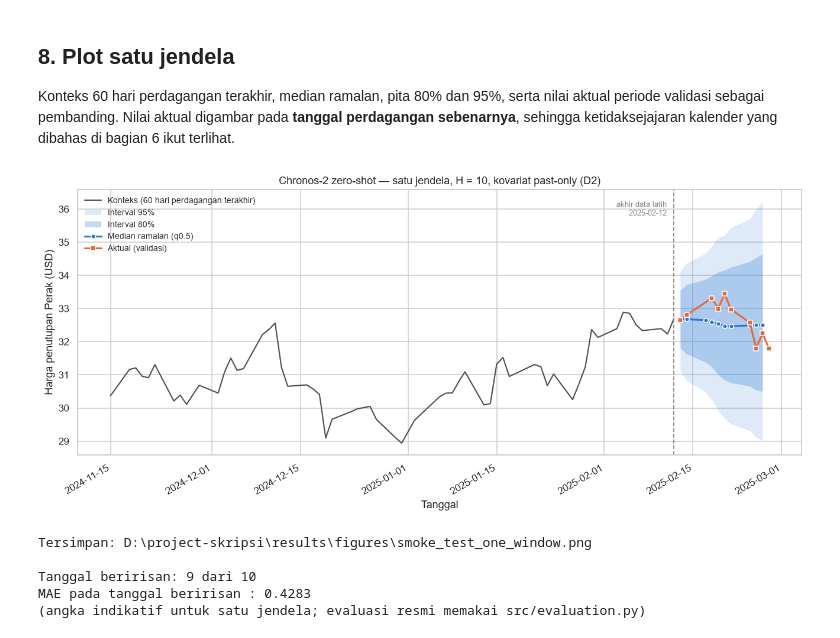
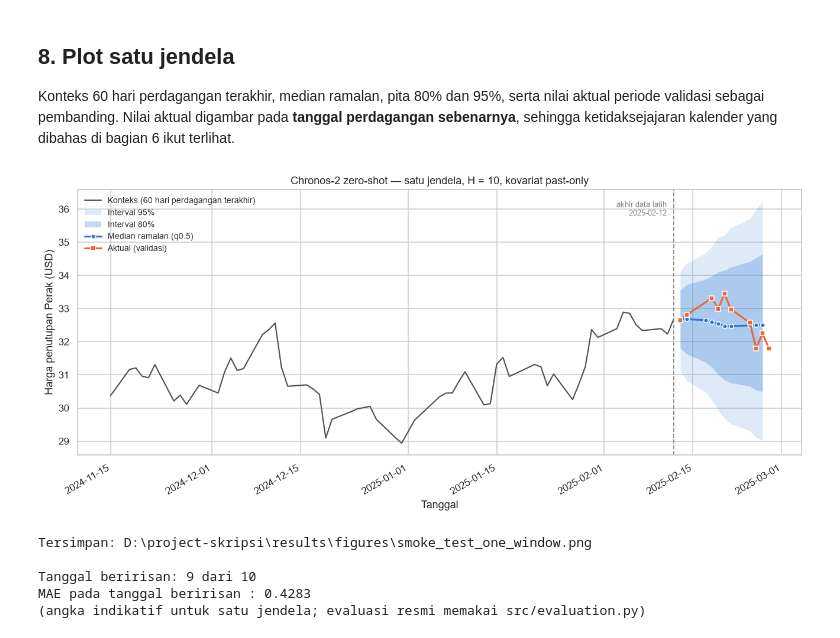
Before and after one commit to 625536r/skripsi-chronos2-perak, a Jupyter notebook: notebooks/03_chronos2_smoke_test.ipynb, the cells around one changed output. Saved outputs shown, nothing was run; the diff lists cells and outputs as text; code cells hidden in the pictures.

```diff
--- a/notebooks/03_chronos2_smoke_test.ipynb
+++ b/notebooks/03_chronos2_smoke_test.ipynb
@@ -683,35 +683,35 @@ ax.plot(actual_window.index, actual_window.to_numpy(), color=COLOR_ACTUAL,
 
 # Batas antara konteks dan periode ramalan
 boundary = train.index[-1]
 ax.axvline(boundary, color="#898781", linestyle="--", linewidth=1.2)
 ax.annotate("akhir data latih\n" + str(boundary.date()),
             xy=(boundary, ax.get_ylim()[1]), xytext=(-8, -12),
             textcoords="offset points", ha="right", va="top",
             fontsize=8.5, color="#898781")
 
 ax.set_xlabel("Tanggal")
 ax.set_ylabel("Harga penutupan Perak (USD)")
 ax.set_title(
-    f"Chronos-2 zero-shot — satu jendela, H = {HORIZON}, kovariat past-only (D2)",
+    f"Chronos-2 zero-shot — satu jendela, H = {HORIZON}, kovariat past-only",
     fontsize=12,
 )
 ax.legend(frameon=False, fontsize=9, loc="upper left")
 fig.autofmt_xdate()
 fig.tight_layout()
 fig.savefig(FIGURES_DIR / "smoke_test_one_window.png")
 plt.show()
 
 print("Tersimpan:", FIGURES_DIR / "smoke_test_one_window.png")
 
 # Galat kasar pada tanggal yang benar-benar beririsan
 aligned = forecast["0.5"].reindex(actual_window.index).dropna()
 common = actual_window.loc[aligned.index]
 print()
 print(f"Tanggal beririsan: {len(aligned)} dari {HORIZON}")
 print(f"MAE pada tanggal beririsan : {np.abs(common - aligned).mean():.4f}")
 print("(angka indikatif untuk satu jendela; evaluasi resmi memakai src/evaluation.py)")
 # %% [output]
-[figure, old version]
+[figure, new version]
 Tersimpan: D:\project-skripsi\results\figures\smoke_test_one_window.png
 
 Tanggal beririsan: 9 dari 10
```
Also changed, not shown: parts of 12 cells of this notebook, 42 other files.
